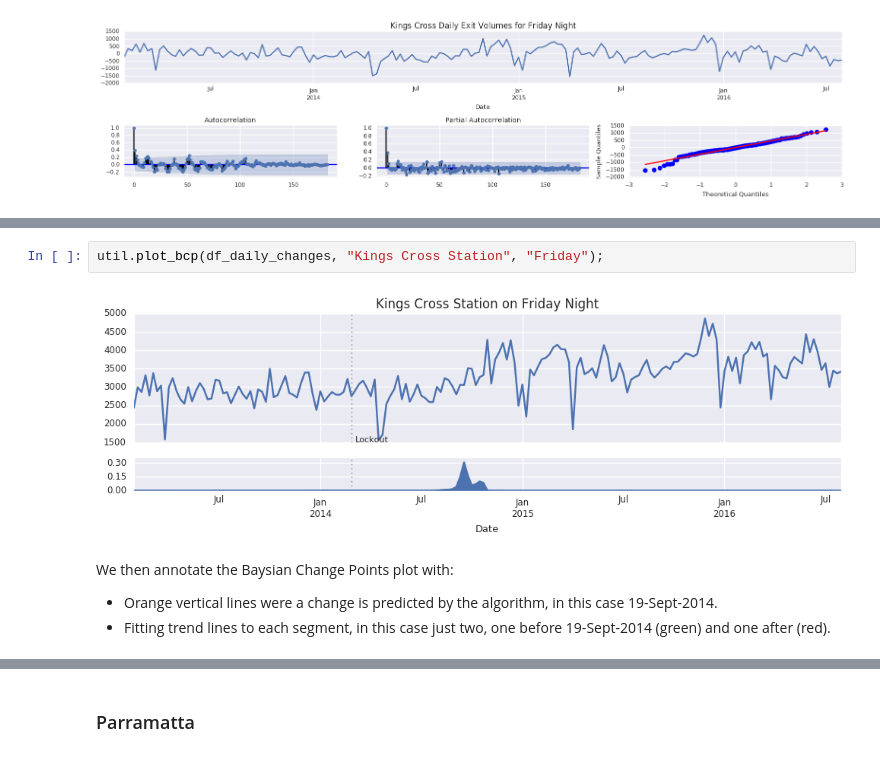
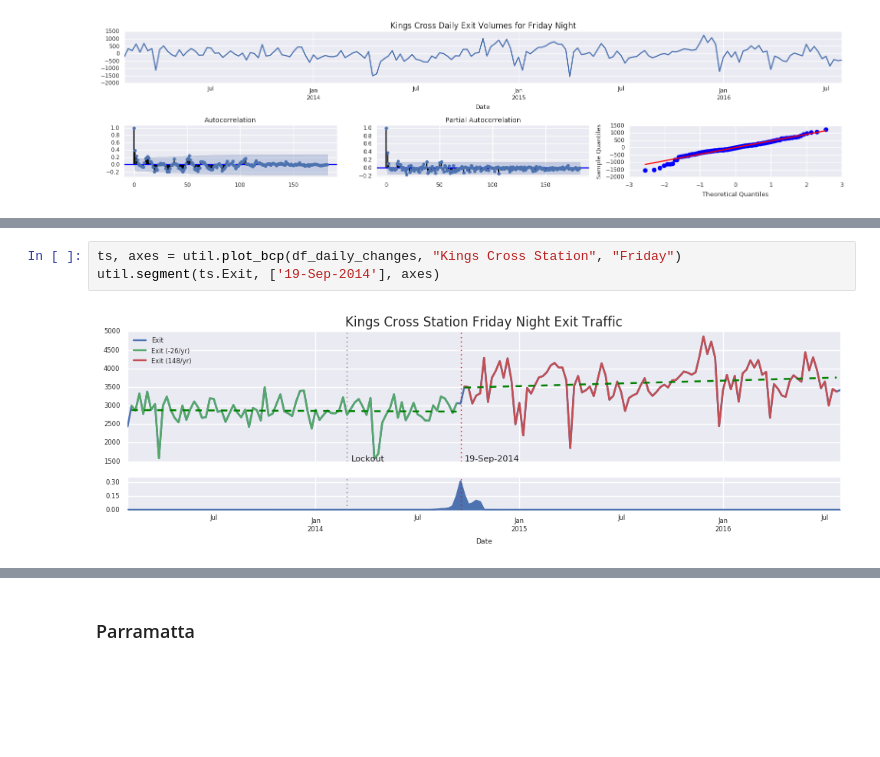
Before and after one commit to Kevin-McIsaac/Nightlife, a Jupyter notebook: 9.1_Lockout_Law_Impact_on_Train_Usage.ipynb, the cells around one changed output, grey strips where cells are left out. Cells and saved outputs as stored; diff of their text form; blank space fills up the shorter version.

```diff
--- a/9.1_Lockout_Law_Impact_on_Train_Usage.ipynb
+++ b/9.1_Lockout_Law_Impact_on_Train_Usage.ipynb
@@ -169,8 +181,5 @@ In this example the lower plot clearly indicates a change (30%) in Sept 2014, wi
 # %%
-util.plot_bcp(df_daily_changes, "Kings Cross Station", "Friday");
+ts, axes = util.plot_bcp(df_daily_changes, "Kings Cross Station", "Friday")
+util.segment(ts.Exit, ['19-Sep-2014'], axes)
 # %% [output]
-[figure, old version]
+[figure, new version]
-# %% [markdown]
-We then annotate the Baysian Change Points plot with:
-- Orange vertical lines were a change is predicted by the algorithm, in this case 19-Sept-2014.
-- Fitting trend lines to each segment, in this case just two, one before 19-Sept-2014 (green) and one after (red).
```
Also changed, not shown: parts of 35 cells of this notebook, 2 other files.
